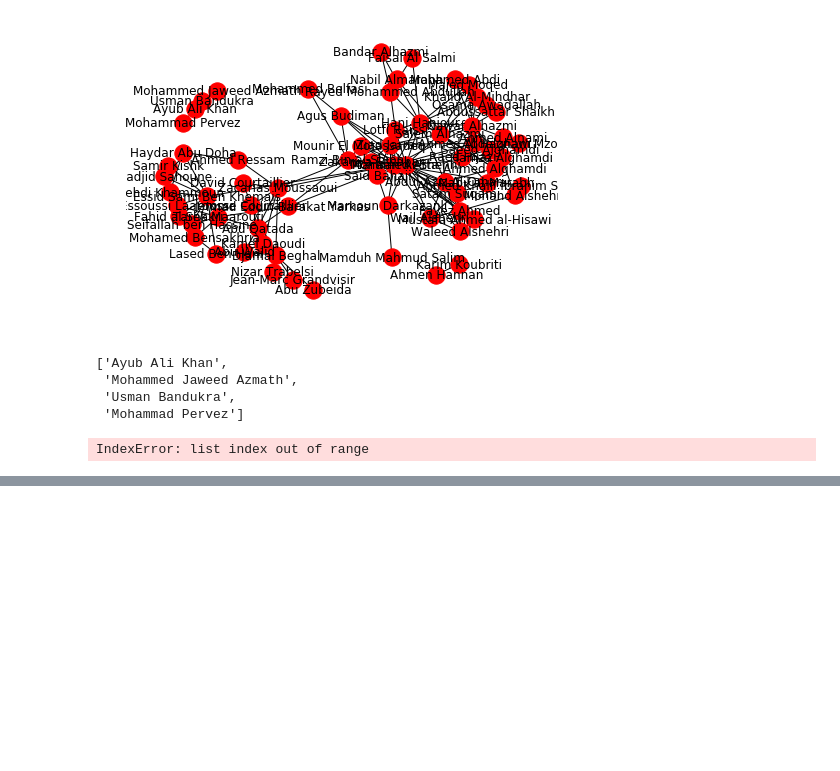
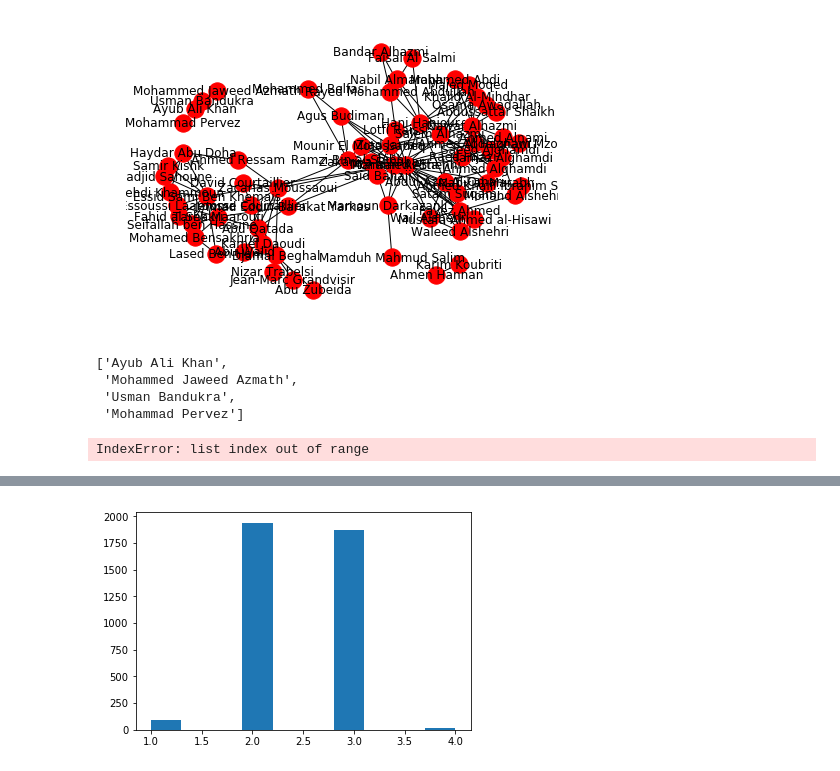
Before and after one commit to bvshyam/cuny_sem4, a Jupyter notebook: Assignment5_Cliques_clusters/Practice/practice.ipynb, the cells around one changed output, grey strips where cells are left out. Drawn from its saved outputs; the diff is of its cells as text; code cells hidden in the pictures; blank space fills up the shorter version.

```diff
--- a/Assignment5_Cliques_clusters/Practice/practice.ipynb
+++ b/Assignment5_Cliques_clusters/Practice/practice.ipynb
@@ -264,0 +459,21 @@ ModuleNotFoundError: No module named 'multimode'
+# %%
+import csv
+import math
+import networkx as net
+## Import bi-partite (bi-modal) functions
+from networkx.algorithms import bipartite as bi
+## Read the data from a CSV file
+## We use the Universal new-line mode since many CSV files are created with Excel
+r=csv.reader(open('campaign_short.csv','r'))
+## 2-mode graphs are usually directed. Here, their direction implies money flow
+g=net.Graph()
+## we need to keep track separately of nodes of all types
+pacs=[]
+candidates=[]
+## Construct a directed graph from edges in the CSV file
+for row in r:
+    if row[0] not in pacs:
+        pacs.append(row[0])
+    if row[12] not in candidates:
+        candidates.append(row[12])
+    g.add_edge(row[0],row[12], weight=int(row[10]))
@@ -264,0 +531,5 @@ ModuleNotFoundError: No module named 'multimode'
+# %%
+cannet=bi.weighted_projected_graph(g, candidates, ratio=False)
+cannet=list(net.connected_component_subgraphs(cannet))[0]
+weights=[math.log(edata['weight']) for f,t,edata in cannet.edges(data=True)]
+net.draw_networkx(cannet,width=weights, edge_color=weights)
@@ -264,0 +540,11 @@ ModuleNotFoundError: No module named 'multimode'
+# %%
+def trim_edges(g, weight=1):
+    g2=net.Graph()
+    for f, to, edata in g.edges(data=True):
+        if edata['weight'] > weight:
+            g2.add_edge(f,to,edata)
+    return g2
+plot.hist(weights)
+plot.show()
+# %% [output]
+[figure, added]
```
Also changed, not shown: parts of 55 cells of this notebook, 9 other files.
